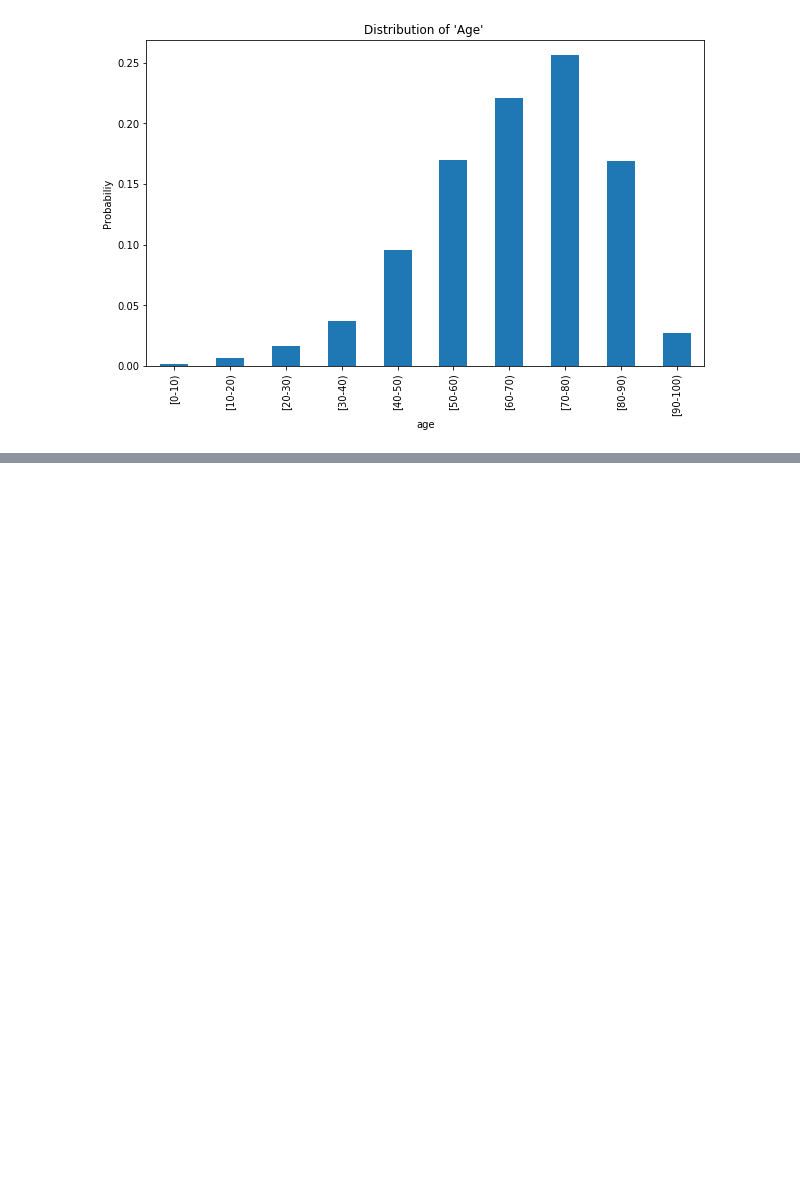
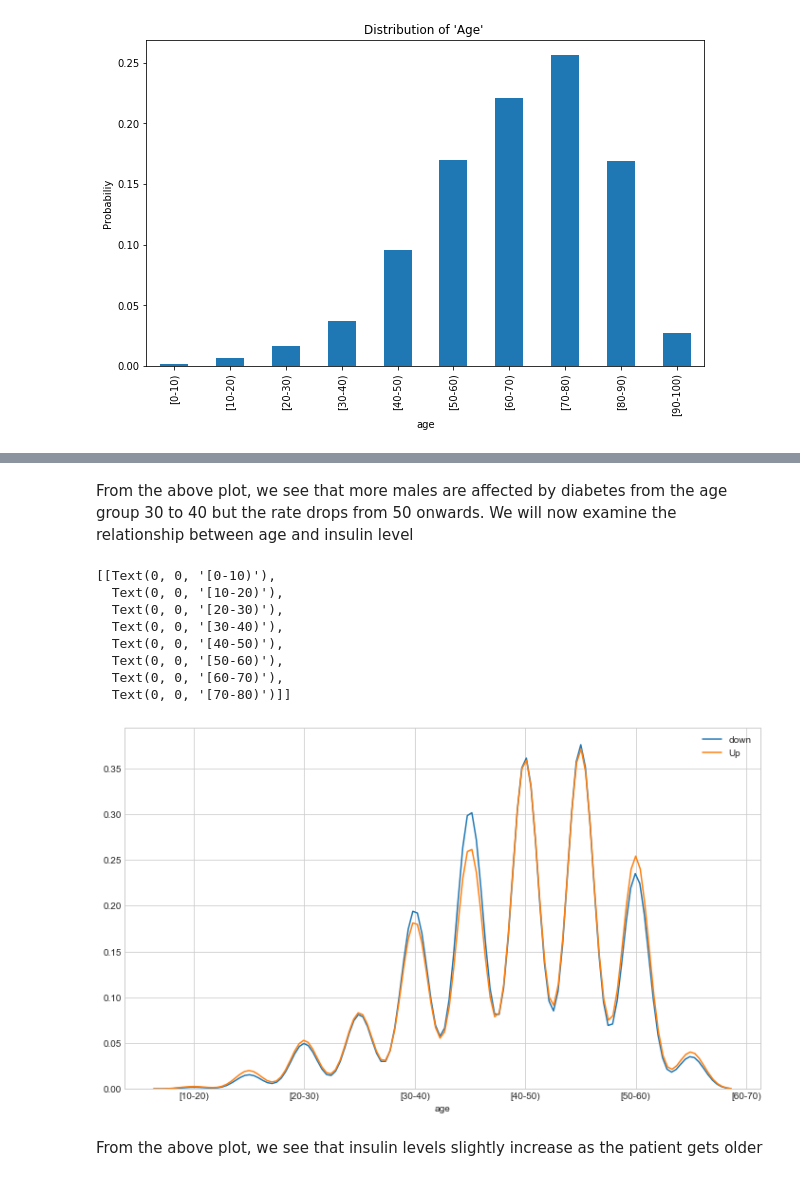
Before and after one commit to Skhu47/DVE, a Jupyter notebook: Diabetic_Data.ipynb, the cells around one changed output, grey strips where cells are left out. Cells and saved outputs as stored; diff of their text form; code cells hidden in the pictures; blank space fills up the shorter version.

```diff
--- a/Diabetic_Data.ipynb
+++ b/Diabetic_Data.ipynb
@@ -318,0 +552,21 @@ The information contained in a feature is the amount of variance it contains, or
+# %% [markdown]
+From the above plot, we see that more males are affected by diabetes from the age group 30 to 40 but the rate drops from 50 onwards. We will now examine the relationship between age and insulin level
+# %%
+# Insulin levels age
+plt.figure(figsize=(12,7))
+label_insulin = np.unique(df_selected_features['age']).tolist()
+insulinplot = sns.distplot(obj_df.loc[df_selected_features['insulin'] == 'Down']['age'], kde=True, hist=False, label='down')
+insulinplot = sns.distplot(obj_df.loc[df_selected_features['insulin'] == 'Up']['age'], kde=True, hist=False, label='Up')
+insulinplot.set(xticklabels=label_insulin)
+# %% [output]
+[[Text(0, 0, '[0-10)'),
+  Text(0, 0, '[10-20)'),
+  Text(0, 0, '[20-30)'),
+  Text(0, 0, '[30-40)'),
+  Text(0, 0, '[40-50)'),
+  Text(0, 0, '[50-60)'),
+  Text(0, 0, '[60-70)'),
+  Text(0, 0, '[70-80)')]]
+[figure, added]
+# %% [markdown]
+From the above plot, we see that insulin levels slightly increase as the patient gets older
```
Also changed, not shown: parts of 61 cells of this notebook.
